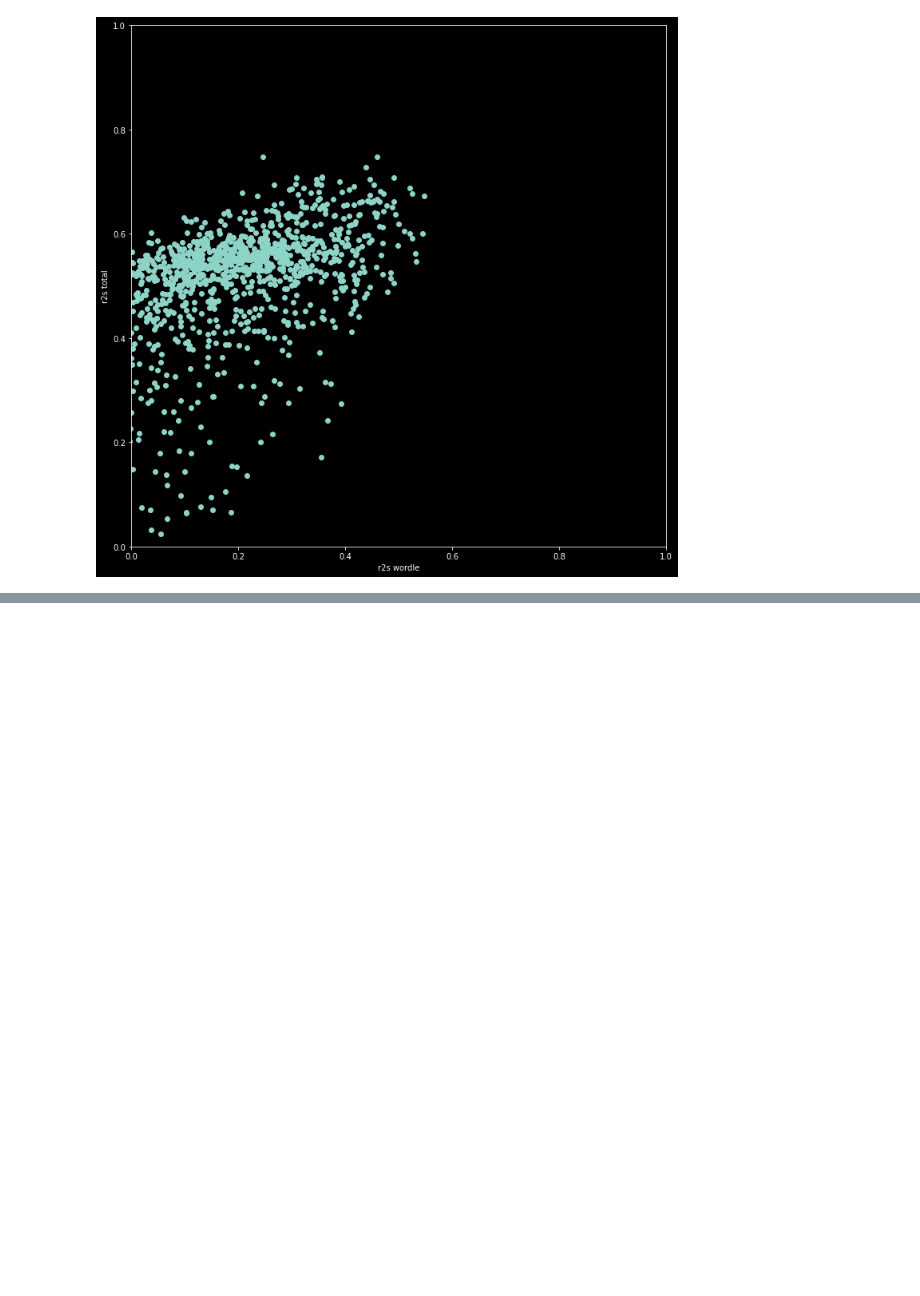
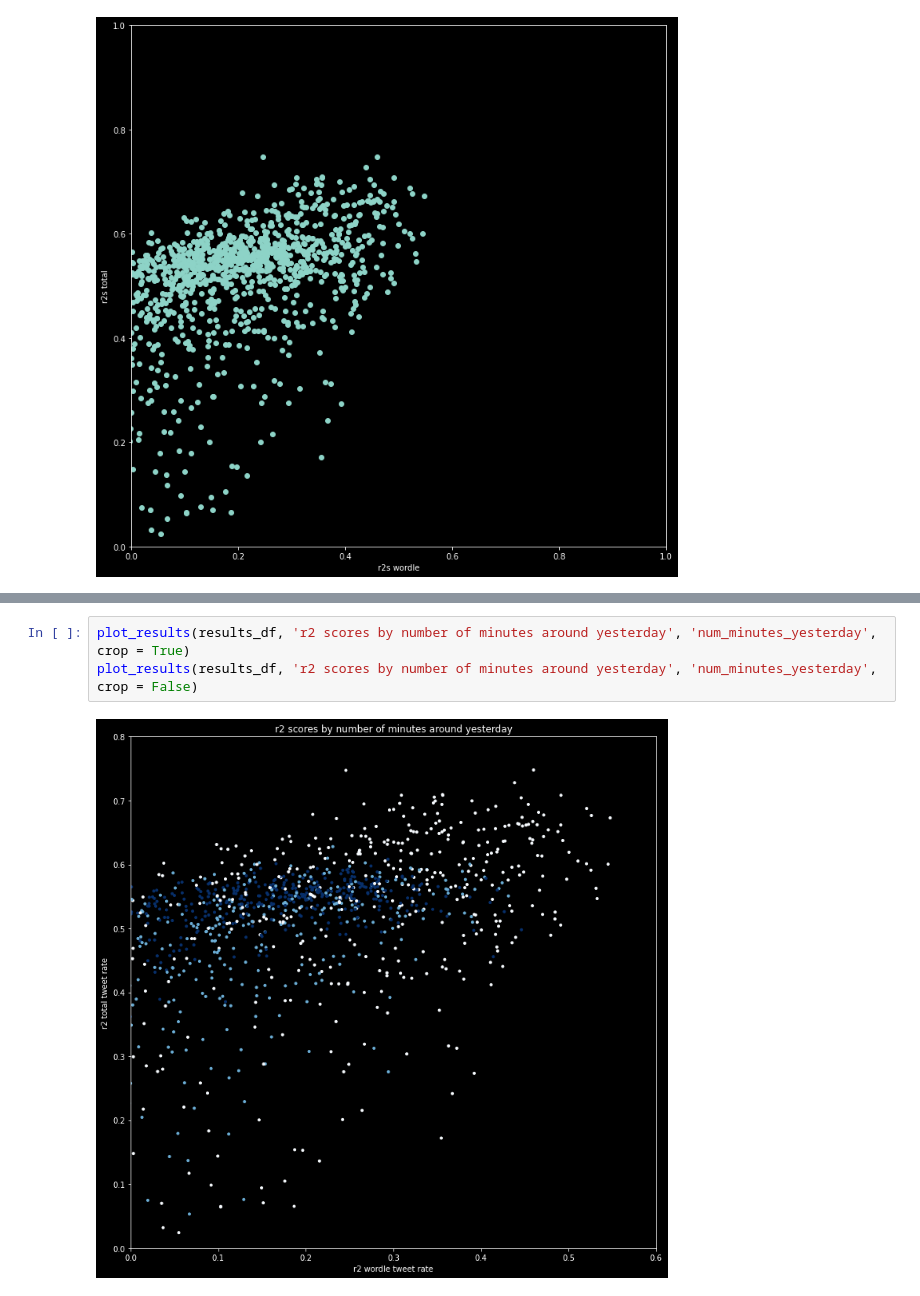
Before and after one commit to dtersegno/capstone, a Jupyter notebook: model/4_models.ipynb, the cells around one changed output, grey strips where cells are left out. Drawn from its saved outputs; the diff is of its cells as text; blank space fills up the shorter version.

```diff
--- a/model/4_models.ipynb
+++ b/model/4_models.ipynb
@@ -473,0 +554,5 @@ plt.ylim(0,1)
+# %%
+plot_results(results_df, 'r2 scores by number of minutes around yesterday', 'num_minutes_yesterday', crop = True)
+plot_results(results_df, 'r2 scores by number of minutes around yesterday', 'num_minutes_yesterday', crop = False)
+# %% [output]
+[figure, added]
```
Also changed, not shown: parts of 23 cells of this notebook.
